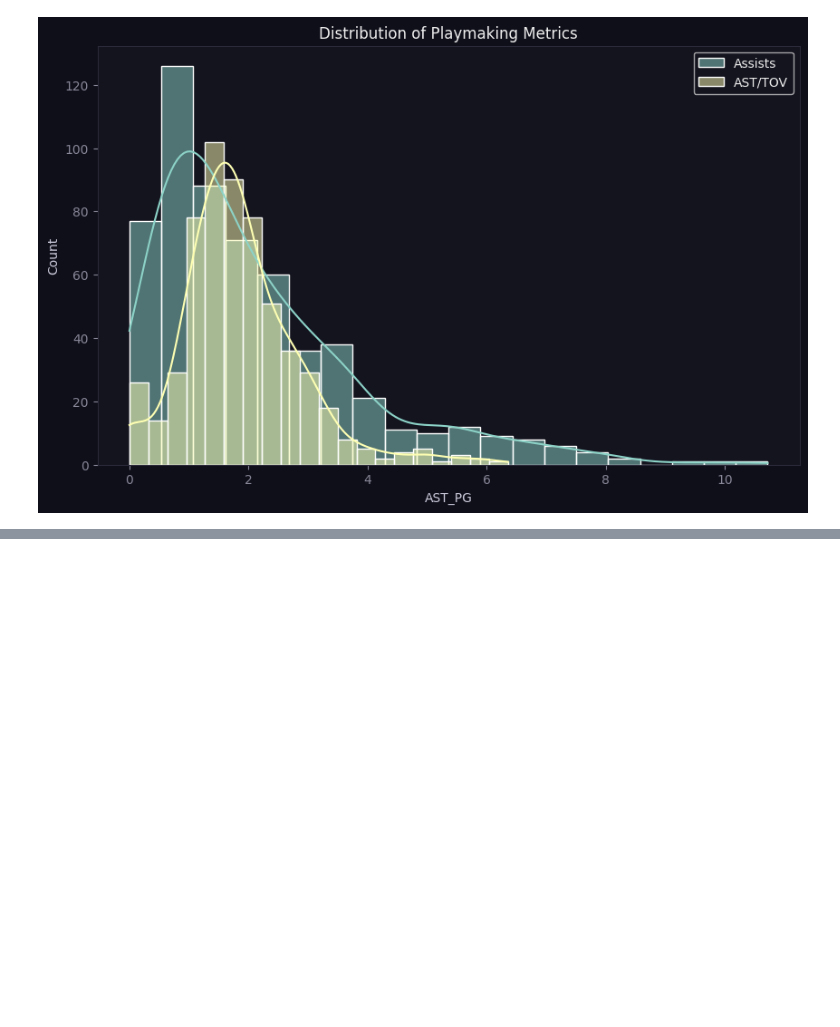
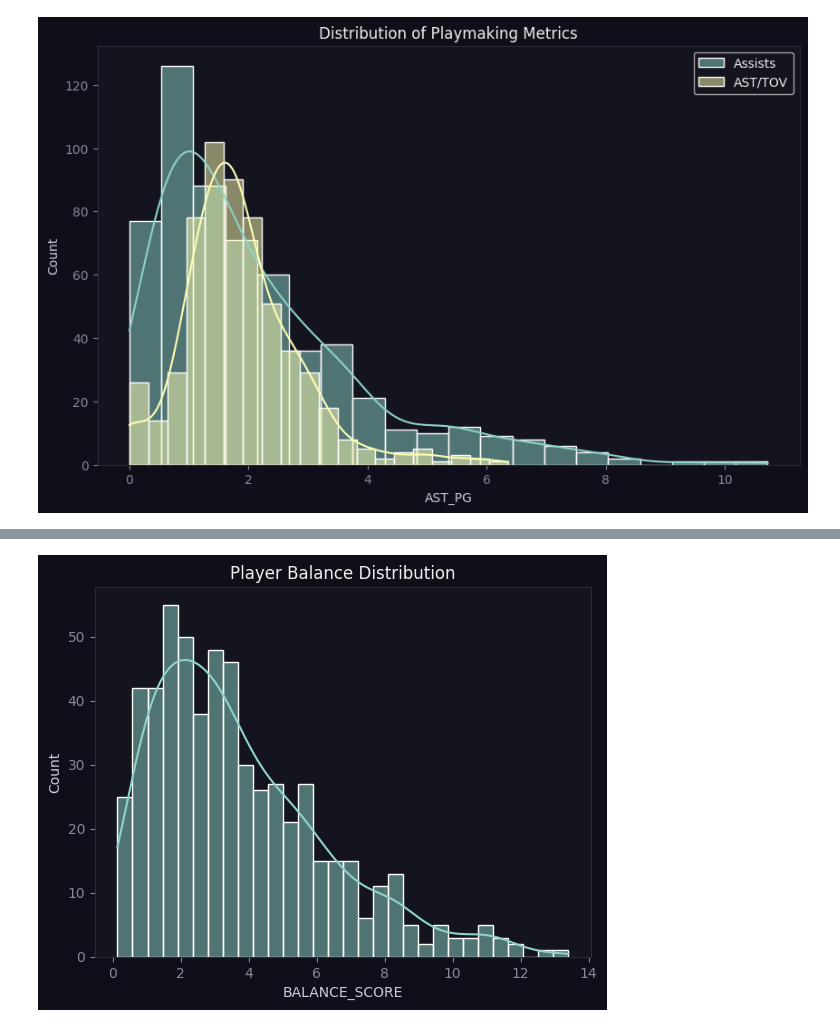
Before and after one commit to whunotexplain/data_nba_players_analyze, a Jupyter notebook: data_nba_players.ipynb, the cells around one changed output, grey strips where cells are left out. Drawn from its saved outputs; the diff is of its cells as text; code cells hidden in the pictures; blank space fills up the shorter version.

```diff
--- a/data_nba_players.ipynb
+++ b/data_nba_players.ipynb
@@ -174,0 +196,10 @@ plt.show()
+# %%
+skills = data[['PTS_PG','AST_PG','REB_PG','STL_PG','BLK_PG']]
+data['BALANCE_SCORE'] = skills.std(axis=1)
+
+
+sns.histplot(data['BALANCE_SCORE'], bins=30, kde=True)
+plt.title("Player Balance Distribution")
+plt.show()
+# %% [output]
+[figure, added]
```
Also changed, not shown: parts of 18 cells of this notebook.
